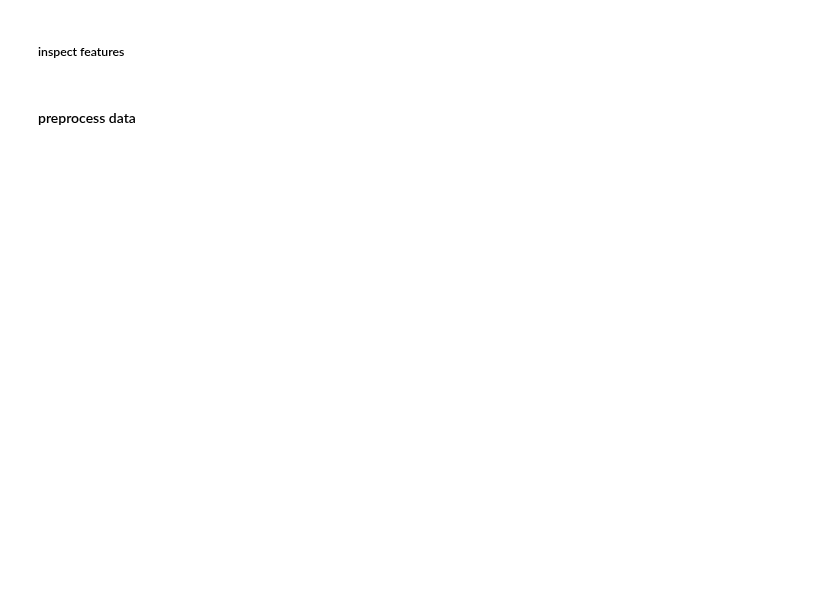
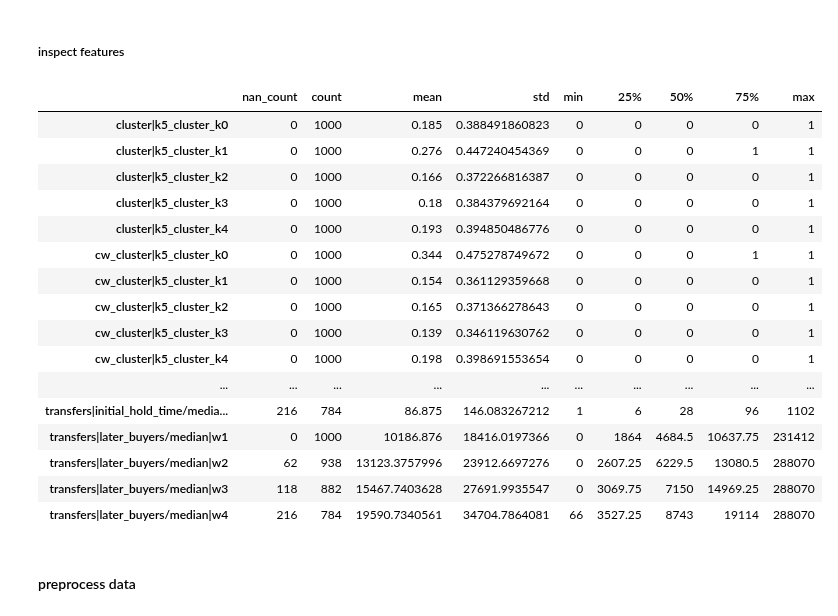
Before and after one commit to dreams-labs/sagemaker, a Jupyter notebook: notebooks/DDA-913 visualize validation set.ipynb, the cells around one changed output. Drawn from its saved outputs; the diff is of its cells as text; code cells hidden in the pictures; blank space fills up the shorter version.

Commit message:
feature: train_all_models() working

```diff
--- a/notebooks/DDA-913 visualize validation set.ipynb
+++ b/notebooks/DDA-913 visualize validation set.ipynb
@@ -144,7 +146,7 @@ date_suffixes = [
     '240306',
     '250301'
 ]
-workflow_orch = wo.WalletWorkflowOrchestrator(sage_wallets_config)
+workflow_orch = wo.WalletWorkflowOrchestrator(sage_wallets_config,sage_wallets_modeling_config)
 # %% [markdown]
 ### Load, preprocess, and upload data
 # %% [markdown]
@@ -161,17 +163,36 @@ workflow_orch.load_all_training_data(date_suffixes)
 # %% [markdown]
 ##### inspect features
 # %%
-# # Create combined NaN count and describe statistics
-# nan_counts = workflow_orch.training_data['x_train'].isna().sum()
-# describe_stats = workflow_orch.training_data['x_train'].describe().T
+# Create combined NaN count and describe statistics
+first_key = next(iter(workflow_orch.training_data))
+nan_counts = workflow_orch.training_data[first_key]['x_train'].isna().sum()
+describe_stats = workflow_orch.training_data[first_key]['x_train'].describe().T
 
-# # Combine into single DataFrame
-# combined_stats = pd.concat([
-#     nan_counts.rename('nan_count'),
-#     describe_stats
-# ], axis=1).sort_index()
+# Combine into single DataFrame
+combined_stats = pd.concat([
+    nan_counts.rename('nan_count'),
+    describe_stats
+], axis=1).sort_index()
 
-# u.display_full(combined_stats.sort_index())
+u.display_full(combined_stats.sort_index())
+# %% [output]
+|  | nan_count | count | mean | std | min | 25% | 50% | 75% | max |
+| cluster|k5_cluster_k0 | 0 | 1000 | 0.185 | 0.388491860823 | 0 | 0 | 0 | 0 | 1 |
+| cluster|k5_cluster_k1 | 0 | 1000 | 0.276 | 0.447240454369 | 0 | 0 | 0 | 1 | 1 |
+| cluster|k5_cluster_k2 | 0 | 1000 | 0.166 | 0.372266816387 | 0 | 0 | 0 | 0 | 1 |
+| cluster|k5_cluster_k3 | 0 | 1000 | 0.18 | 0.384379692164 | 0 | 0 | 0 | 0 | 1 |
+| cluster|k5_cluster_k4 | 0 | 1000 | 0.193 | 0.394850486776 | 0 | 0 | 0 | 0 | 1 |
+| cw_cluster|k5_cluster_k0 | 0 | 1000 | 0.344 | 0.475278749672 | 0 | 0 | 0 | 1 | 1 |
+| cw_cluster|k5_cluster_k1 | 0 | 1000 | 0.154 | 0.361129359668 | 0 | 0 | 0 | 0 | 1 |
+| cw_cluster|k5_cluster_k2 | 0 | 1000 | 0.165 | 0.371366278643 | 0 | 0 | 0 | 0 | 1 |
+| cw_cluster|k5_cluster_k3 | 0 | 1000 | 0.139 | 0.346119630762 | 0 | 0 | 0 | 0 | 1 |
+| cw_cluster|k5_cluster_k4 | 0 | 1000 | 0.198 | 0.398691553654 | 0 | 0 | 0 | 0 | 1 |
+| ... | ... | ... | ... | ... | ... | ... | ... | ... | ... |
+| transfers|initial_hold_time/media... | 216 | 784 | 86.875 | 146.083267212 | 1 | 6 | 28 | 96 | 1102 |
+| transfers|later_buyers/median|w1 | 0 | 1000 | 10186.876 | 18416.0197366 | 0 | 1864 | 4684.5 | 10637.75 | 231412 |
+| transfers|later_buyers/median|w2 | 62 | 938 | 13123.3757996 | 23912.6697276 | 0 | 2607.25 | 6229.5 | 13080.5 | 288070 |
+| transfers|later_buyers/median|w3 | 118 | 882 | 15467.7403628 | 27691.9935547 | 0 | 3069.75 | 7150 | 14969.25 | 288070 |
+| transfers|later_buyers/median|w4 | 216 | 784 | 19590.7340561 | 34704.7864081 | 66 | 3527.25 | 8743 | 19114 | 288070 |
 # %% [markdown]
 #### preprocess data
 # %%
```
Also changed, not shown: parts of 8 cells of this notebook, 4 other files.
